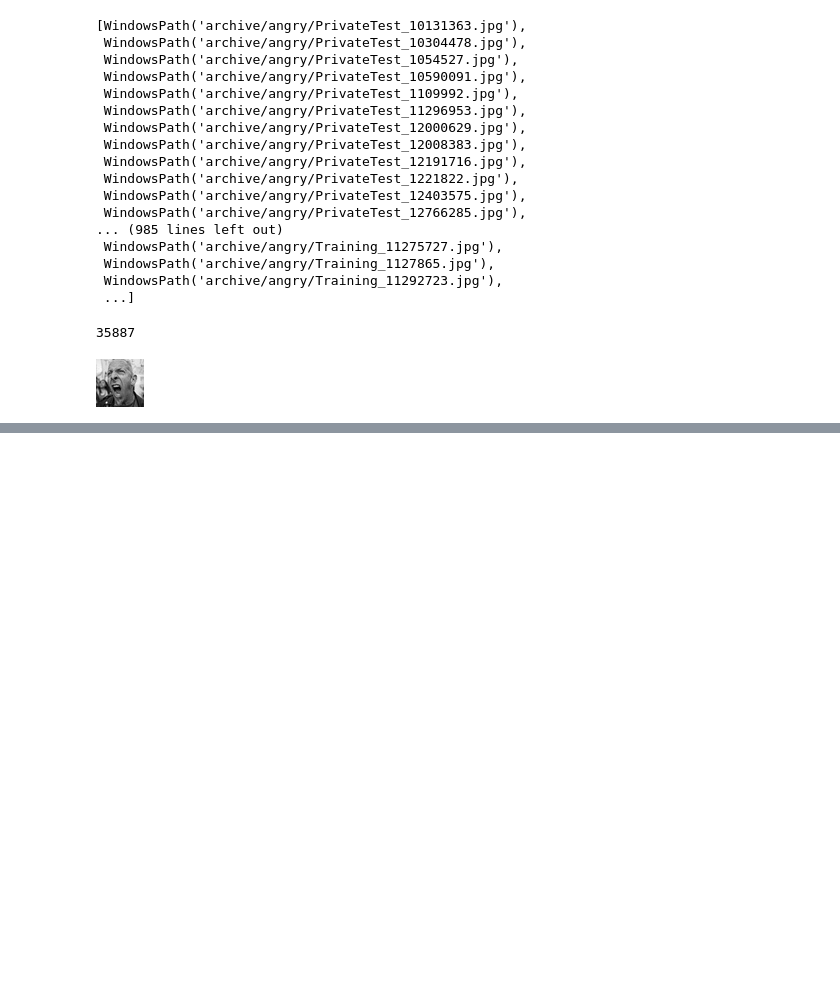
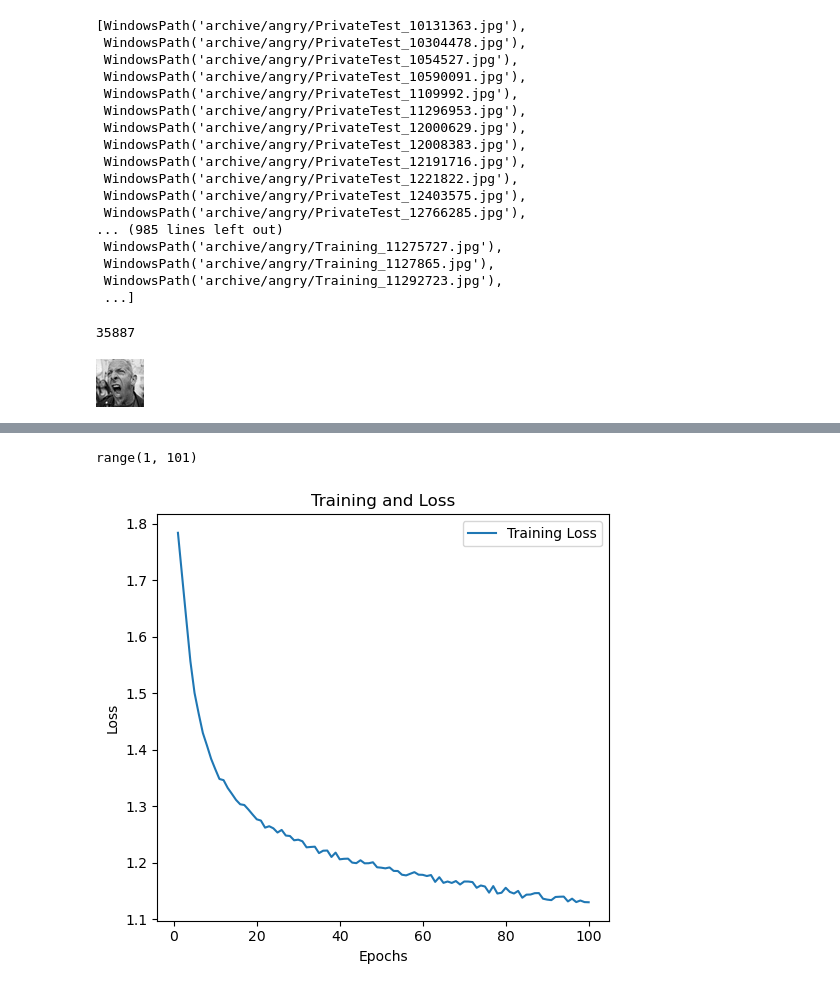
Before and after one commit to gandhidhruv2003/Emotion-Detection, a Jupyter notebook: Emotion Detection.ipynb, the cells around one changed output, grey strips where cells are left out. Saved outputs shown, nothing was run; the diff lists cells and outputs as text; code cells hidden in the pictures; blank space fills up the shorter version.

```diff
--- a/Emotion Detection.ipynb
+++ b/Emotion Detection.ipynb
@@ -139,18 +196,18 @@ model = Sequential([
     data_augmentation,
     layers.Conv2D(16, 3, padding="same", activation="relu"),
     layers.MaxPool2D(),
-    layers.Dropout(0.3),
+    layers.Dropout(0.4),
     layers.Conv2D(32, 3, padding="same", activation="relu"),
     layers.MaxPool2D(),
     layers.Dropout(0.3),
     layers.Conv2D(64, 3, padding="same", activation="relu"),
     layers.MaxPool2D(),
-    layers.Dropout(0.3),
+    layers.Dropout(0.4),
     layers.Flatten(),
     layers.Dense(128, activation="relu"),
-    layers.Dense(5, activation="softmax")
+    layers.Dense(7, activation="softmax") # 7 for 7 different classes
 ])
 # %%
 model.compile(optimizer="adam", loss=tf.keras.losses.SparseCategoricalCrossentropy(from_logits=True), metrics=["accuracy"])
 # %%
-model.fit(X_train, y_train, epochs=50)
+history = model.fit(X_train_scaled, y_train, epochs=100)
@@ -158,0 +238,23 @@ model.evaluate(X_test_scaled, y_test)
+# %%
+train_loss = history.history["loss"]
+train_accuracy = history.history["accuracy"]
+# %%
+epochs = range(1, len(train_loss) + 1)
+# %%
+epochs
+# %% [output]
+range(1, 101)
+# %%
+plt.figure(figsize=(10, 5))
+
+plt.subplot(1, 2, 1)
+plt.plot(epochs, train_loss, label="Training Loss")
+plt.title("Training and Loss")
+plt.xlabel("Epochs")
+plt.ylabel("Loss")
+plt.legend()
+
+plt.tight_layout()
+plt.show()
+# %% [output]
+[figure, added]
```
Also changed, not shown: parts of 26 cells of this notebook.
